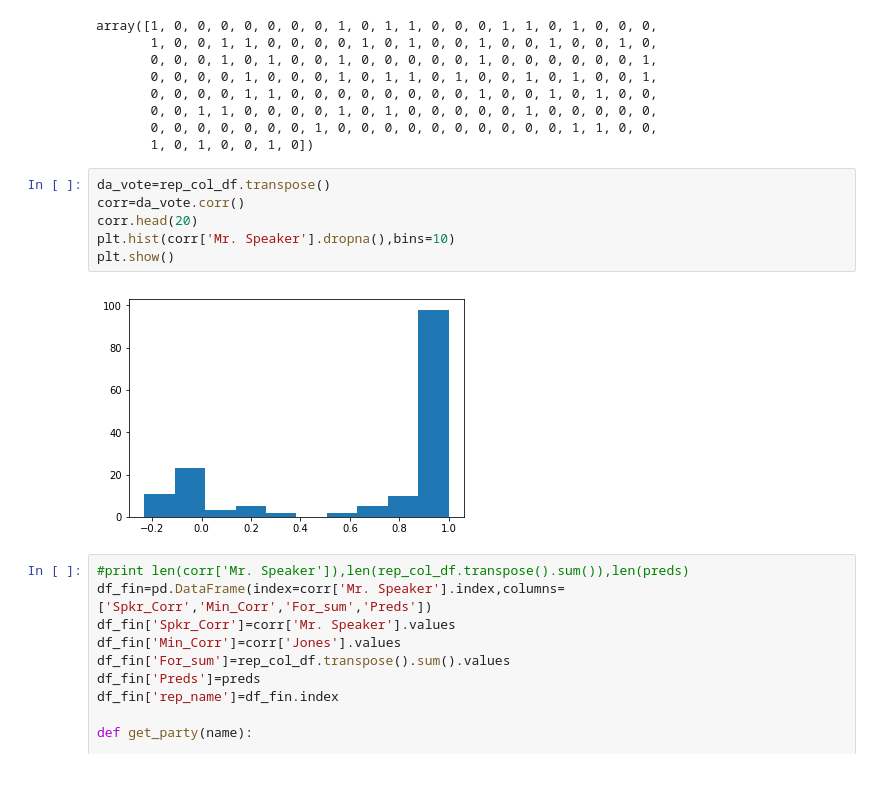
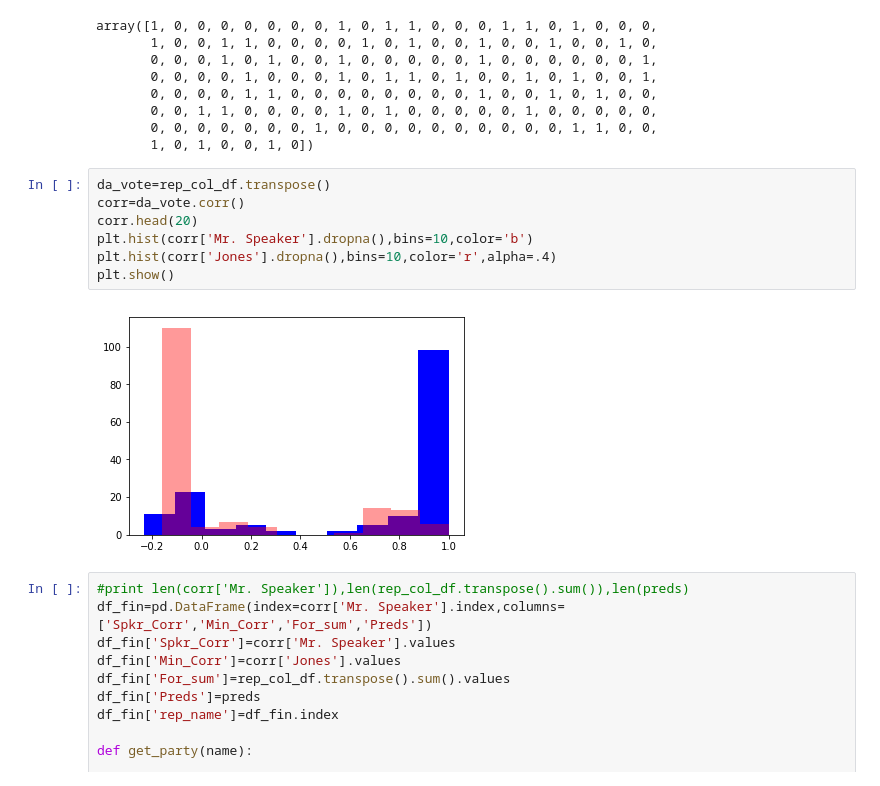
Before and after one commit to Bill-M123/Git_Demo, a Jupyter notebook: Reps 1_14_19.ipynb, the cells around one changed output. Cells and saved outputs as stored; diff of their text form.

```diff
--- a/Reps 1_14_19.ipynb
+++ b/Reps 1_14_19.ipynb
@@ -381,11 +381,12 @@ array([1, 0, 0, 0, 0, 0, 0, 0, 1, 0, 1, 1, 0, 0, 0, 1, 1, 0, 1, 0, 0, 0,
 # %%
 da_vote=rep_col_df.transpose()
 corr=da_vote.corr()
 corr.head(20)
-plt.hist(corr['Mr. Speaker'].dropna(),bins=10)
+plt.hist(corr['Mr. Speaker'].dropna(),bins=10,color='b')
+plt.hist(corr['Jones'].dropna(),bins=10,color='r',alpha=.4)
 plt.show()
 # %% [output]
-[figure, old version]
+[figure, new version]
 # %%
 #print len(corr['Mr. Speaker']),len(rep_col_df.transpose().sum()),len(preds)
 df_fin=pd.DataFrame(index=corr['Mr. Speaker'].index,columns=['Spkr_Corr','Min_Corr','For_sum','Preds'])
```
Also changed, not shown: parts of 2 cells of this notebook.
